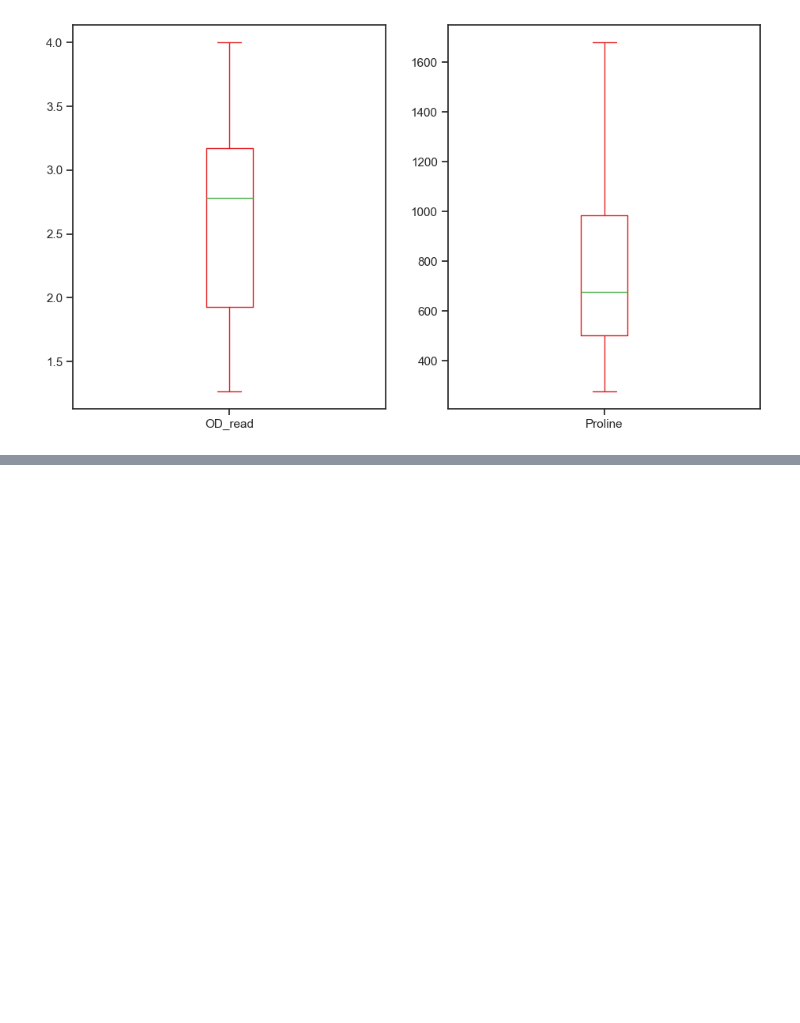
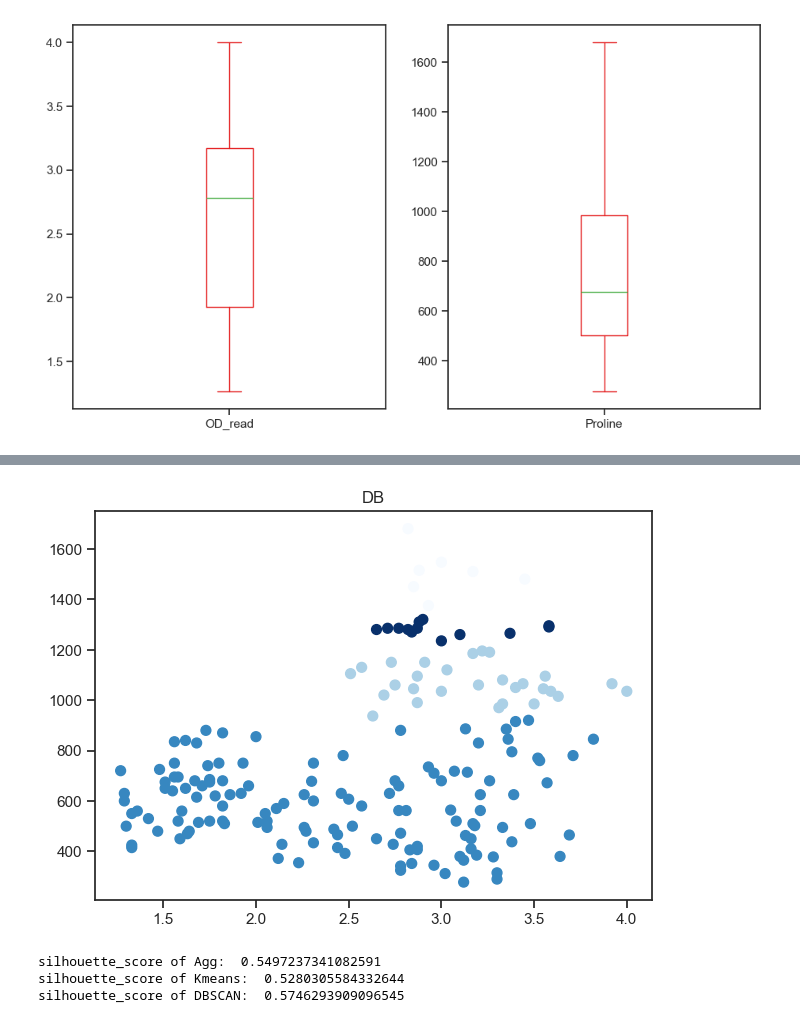
Before and after one commit to Srimanrao07/Wine_Analysis, a Jupyter notebook: Wine_detection.ipynb, the cells around one changed output, grey strips where cells are left out. Cells and saved outputs as stored; diff of their text form; code cells hidden in the pictures; blank space fills up the shorter version.

```diff
--- a/Wine_detection.ipynb
+++ b/Wine_detection.ipynb
@@ -109,0 +176,3 @@ dtype: object
+# %%
+db = DBSCAN(eps=40,min_samples=5)
+db_clusters = db.fit_predict(df1)
@@ -109,0 +193,15 @@ dtype: object
+# %%
+plt.figure(2)
+plt.title("DB")
+plt.scatter(df1['OD_read'],df1['Proline'],c = db_clusters, s = 50, cmap= "Blues")
+plt.show()
+# %% [output]
+[figure, added]
+# %%
+print("silhouette_score of Agg: ",silhouette_score(df1,ac_cluster))
+print("silhouette_score of Kmeans: ",silhouette_score(df1,km_clusters))
+print("silhouette_score of DBSCAN: ",silhouette_score(df1,db_clusters))
+# %% [output]
+silhouette_score of Agg:  0.5497237341082591
+silhouette_score of Kmeans:  0.5280305584332644
+silhouette_score of DBSCAN:  0.5746293909096545
```
Also changed, not shown: parts of 19 cells of this notebook, 1 other file.
